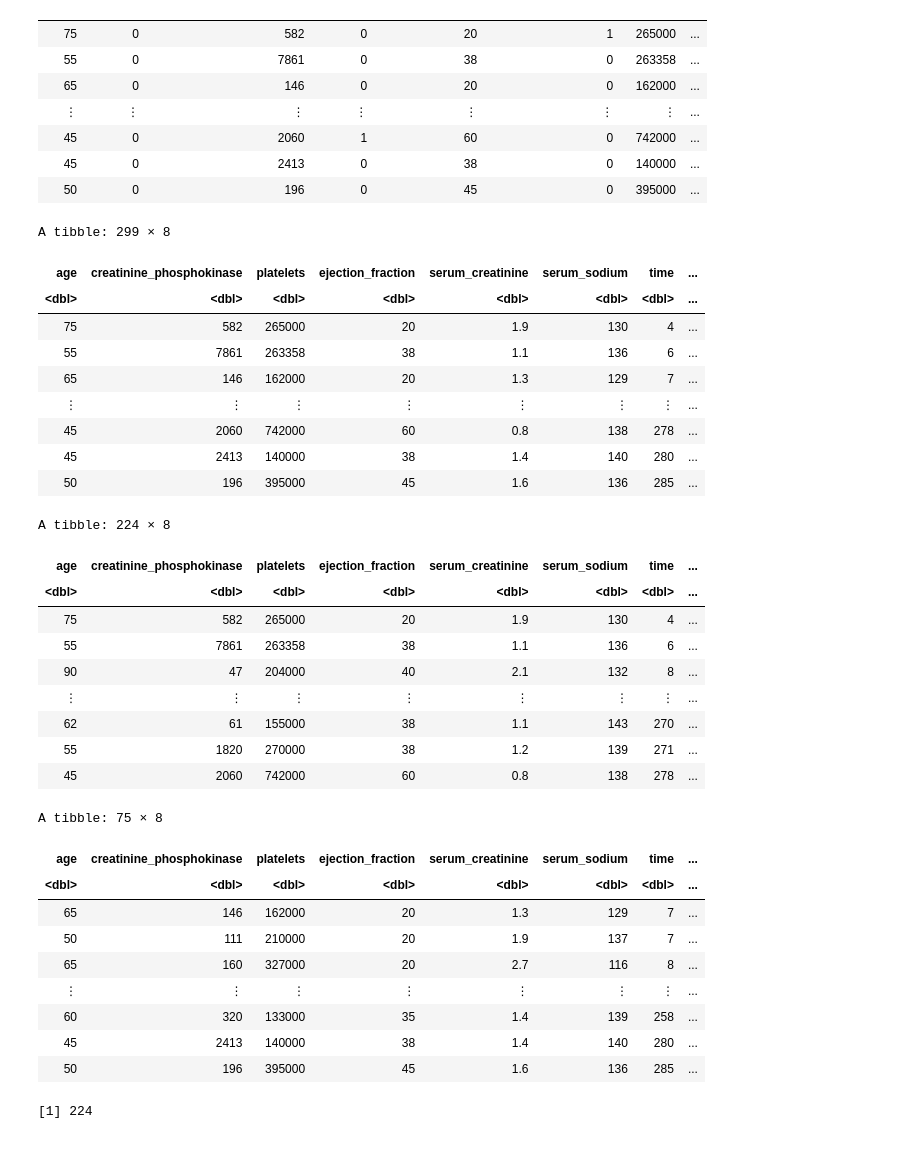
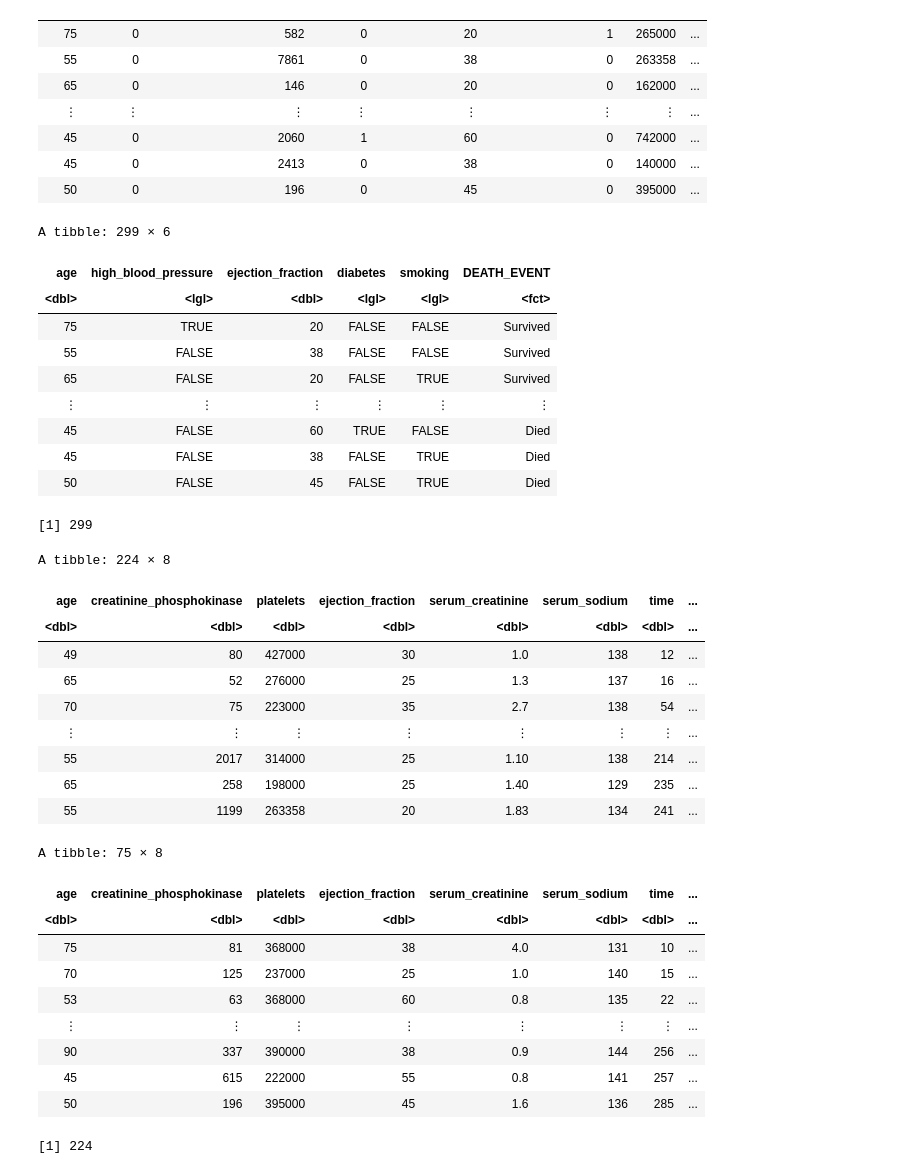
Before and after one commit to KristenisHuaiyi/Data_Science_Project, a Jupyter notebook: Untitled2.ipynb, the cells around one changed output. Drawn from its saved outputs; the diff is of its cells as text; code cells hidden in the pictures.

```diff
--- a/Untitled2.ipynb
+++ b/Untitled2.ipynb
@@ -45,22 +45,30 @@ A spec_tbl_df: 299 × 13
 | 50 | 0 | 196 | 0 | 45 | 0 | 395000 | ... |
 # %%
 data_wrangled <- data |>
-            select(age, creatinine_phosphokinase, platelets, ejection_fraction, serum_creatinine, serum_sodium, time, DEATH_EVENT) |>
+            select(age, high_blood_pressure, ejection_fraction, diabetes, smoking, DEATH_EVENT) |>
             mutate(DEATH_EVENT = as_factor(DEATH_EVENT)) |>
-            mutate(DEATH_EVENT = fct_recode(DEATH_EVENT, "Deceased" = "1", "Survived" = "0"))
+            mutate(DEATH_EVENT = fct_recode(DEATH_EVENT, "Survived" = "1", "Died" = "0")) |>
+            mutate(high_blood_pressure = as.logical(high_blood_pressure)) |>
+            mutate(diabetes = as.logical(diabetes)) |>
+            mutate(smoking = as.logical(smoking))
+#rename death event to survive or not and make it so it is true or false
+data_wrangled
 
-data_wrangled
+data_nrow <- nrow(data_wrangled)
+
+data_nrow
 # %% [output]
-A tibble: 299 × 8
+A tibble: 299 × 6
-| age | creatinine_phosphokinase | platelets | ejection_fraction | serum_creatinine | serum_sodium | time | ... |
-| <dbl> | <dbl> | <dbl> | <dbl> | <dbl> | <dbl> | <dbl> | ... |
-| 75 | 582 | 265000 | 20 | 1.9 | 130 | 4 | ... |
-| 55 | 7861 | 263358 | 38 | 1.1 | 136 | 6 | ... |
-| 65 | 146 | 162000 | 20 | 1.3 | 129 | 7 | ... |
-| ⋮ | ⋮ | ⋮ | ⋮ | ⋮ | ⋮ | ⋮ | ... |
-| 45 | 2060 | 742000 | 60 | 0.8 | 138 | 278 | ... |
-| 45 | 2413 | 140000 | 38 | 1.4 | 140 | 280 | ... |
-| 50 | 196 | 395000 | 45 | 1.6 | 136 | 285 | ... |
+| age | high_blood_pressure | ejection_fraction | diabetes | smoking | DEATH_EVENT |
+| <dbl> | <lgl> | <dbl> | <lgl> | <lgl> | <fct> |
+| 75 | TRUE | 20 | FALSE | FALSE | Survived |
+| 55 | FALSE | 38 | FALSE | FALSE | Survived |
+| 65 | FALSE | 20 | FALSE | TRUE | Survived |
+| ⋮ | ⋮ | ⋮ | ⋮ | ⋮ | ⋮ |
+| 45 | FALSE | 60 | TRUE | FALSE | Died |
+| 45 | FALSE | 38 | FALSE | TRUE | Died |
+| 50 | FALSE | 45 | FALSE | TRUE | Died |
+[1] 299
 # %%
 set.seed(1)
 
@@ -74,22 +82,22 @@ heart_test
 A tibble: 224 × 8
 | age | creatinine_phosphokinase | platelets | ejection_fraction | serum_creatinine | serum_sodium | time | ... |
 | <dbl> | <dbl> | <dbl> | <dbl> | <dbl> | <dbl> | <dbl> | ... |
-| 75 | 582 | 265000 | 20 | 1.9 | 130 | 4 | ... |
-| 55 | 7861 | 263358 | 38 | 1.1 | 136 | 6 | ... |
-| 90 | 47 | 204000 | 40 | 2.1 | 132 | 8 | ... |
+| 49 | 80 | 427000 | 30 | 1.0 | 138 | 12 | ... |
+| 65 | 52 | 276000 | 25 | 1.3 | 137 | 16 | ... |
+| 70 | 75 | 223000 | 35 | 2.7 | 138 | 54 | ... |
 | ⋮ | ⋮ | ⋮ | ⋮ | ⋮ | ⋮ | ⋮ | ... |
-| 62 | 61 | 155000 | 38 | 1.1 | 143 | 270 | ... |
-| 55 | 1820 | 270000 | 38 | 1.2 | 139 | 271 | ... |
-| 45 | 2060 | 742000 | 60 | 0.8 | 138 | 278 | ... |
+| 55 | 2017 | 314000 | 25 | 1.10 | 138 | 214 | ... |
+| 65 | 258 | 198000 | 25 | 1.40 | 129 | 235 | ... |
+| 55 | 1199 | 263358 | 20 | 1.83 | 134 | 241 | ... |
 A tibble: 75 × 8
 | age | creatinine_phosphokinase | platelets | ejection_fraction | serum_creatinine | serum_sodium | time | ... |
 | <dbl> | <dbl> | <dbl> | <dbl> | <dbl> | <dbl> | <dbl> | ... |
-| 65 | 146 | 162000 | 20 | 1.3 | 129 | 7 | ... |
-| 50 | 111 | 210000 | 20 | 1.9 | 137 | 7 | ... |
-| 65 | 160 | 327000 | 20 | 2.7 | 116 | 8 | ... |
+| 75 | 81 | 368000 | 38 | 4.0 | 131 | 10 | ... |
+| 70 | 125 | 237000 | 25 | 1.0 | 140 | 15 | ... |
+| 53 | 63 | 368000 | 60 | 0.8 | 135 | 22 | ... |
 | ⋮ | ⋮ | ⋮ | ⋮ | ⋮ | ⋮ | ⋮ | ... |
-| 60 | 320 | 133000 | 35 | 1.4 | 139 | 258 | ... |
-| 45 | 2413 | 140000 | 38 | 1.4 | 140 | 280 | ... |
+| 90 | 337 | 390000 | 38 | 0.9 | 144 | 256 | ... |
+| 45 | 615 | 222000 | 55 | 0.8 | 141 | 257 | ... |
 | 50 | 196 | 395000 | 45 | 1.6 | 136 | 285 | ... |
 # %%
 train_nrow <- nrow(heart_train)
```
Also changed, not shown: parts of 3 cells of this notebook.
